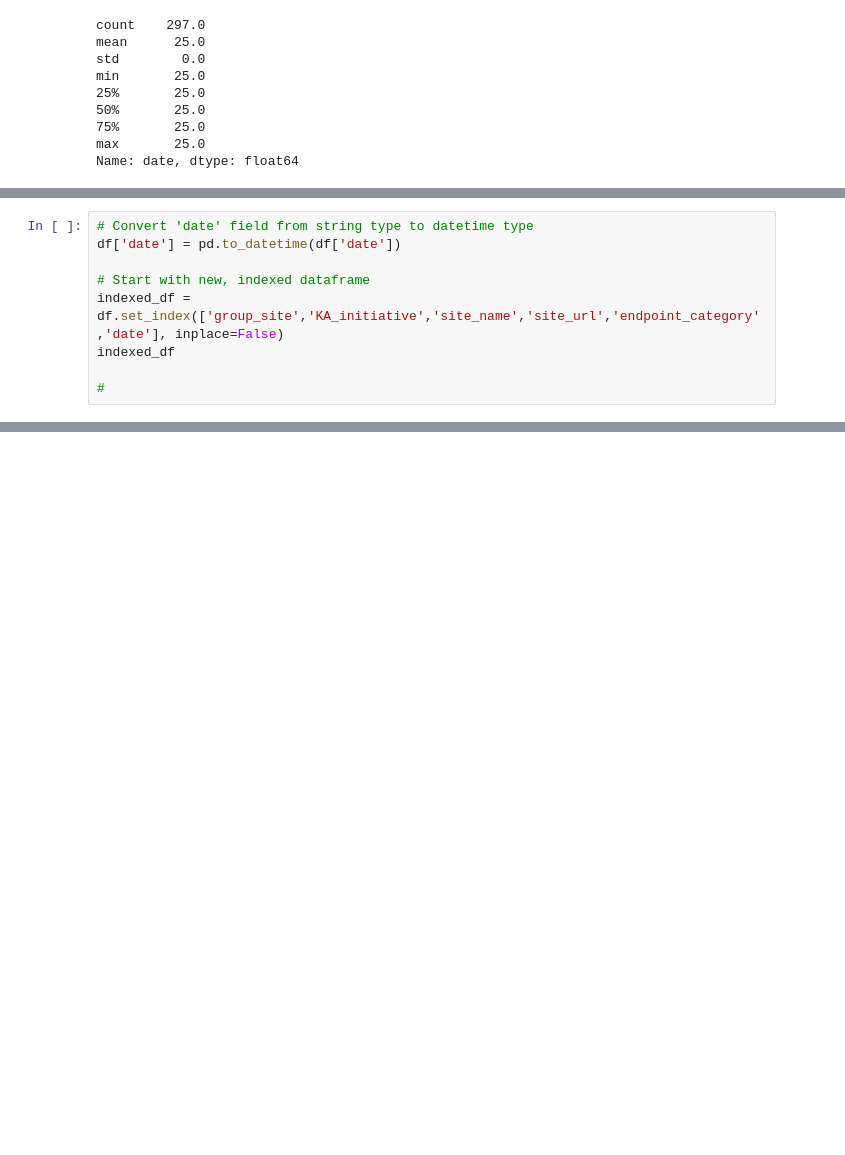
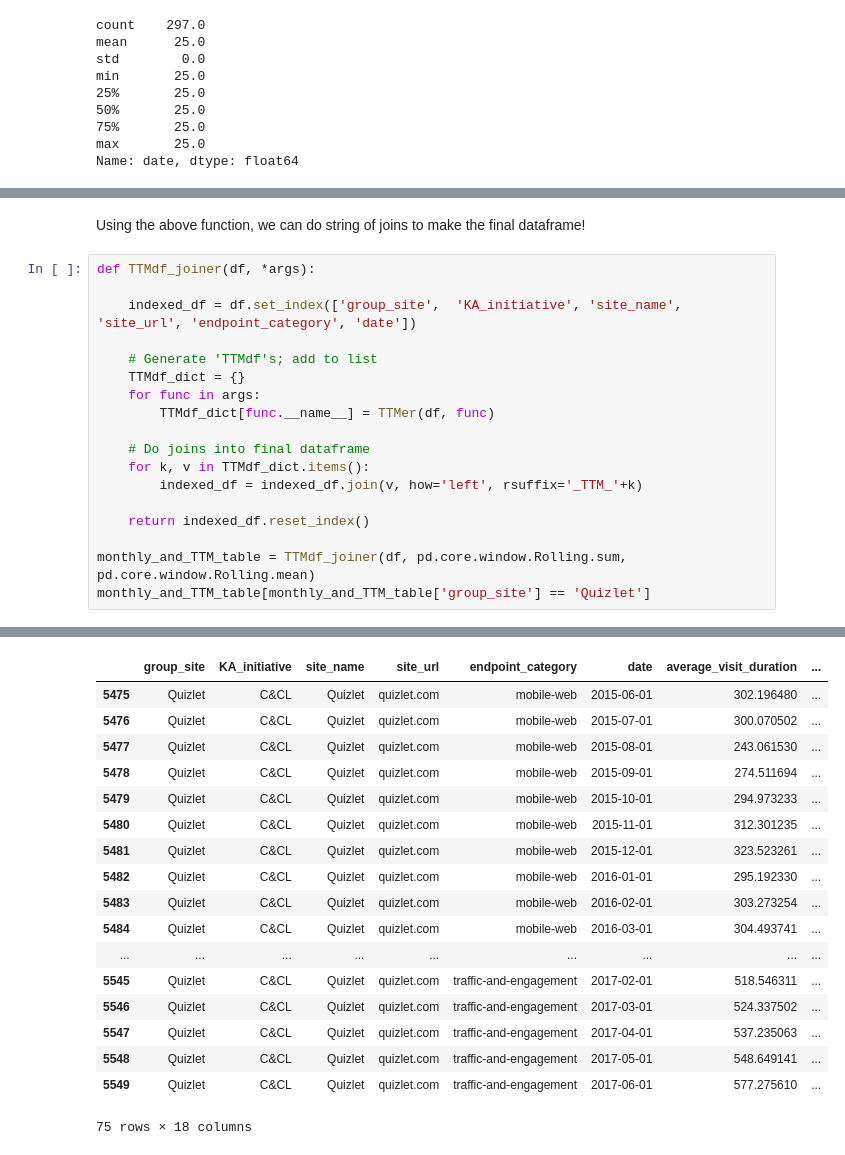
Before and after one commit to Per48edjes/KA-CAD, a Jupyter notebook: Data Source Auditor.ipynb, the cells around one changed output, grey strips where cells are left out. Saved outputs shown, nothing was run; the diff lists cells and outputs as text; blank space fills up the shorter version.

```diff
--- a/Data Source Auditor.ipynb
+++ b/Data Source Auditor.ipynb
@@ -276,9 +257,0 @@ dtype: bool
-# %%
-# Convert 'date' field from string type to datetime type
-df['date'] = pd.to_datetime(df['date'])
-
-# Start with new, indexed dataframe
-indexed_df = df.set_index(['group_site','KA_initiative','site_name','site_url','endpoint_category','date'], inplace=False)
-indexed_df
-
-#
@@ -304,0 +258,21 @@ indexed_df
+# %% [markdown]
+Using the above function, we can do string of joins to make the final dataframe!
+# %%
+def TTMdf_joiner(df, *args):
+
+    indexed_df = df.set_index(['group_site',  'KA_initiative', 'site_name', 'site_url', 'endpoint_category', 'date'])
+
+    # Generate 'TTMdf's; add to list
+    TTMdf_dict = {}
+    for func in args:
+        TTMdf_dict[func.__name__] = TTMer(df, func)
+
+    # Do joins into final dataframe
+    for k, v in TTMdf_dict.items():
+        indexed_df = indexed_df.join(v, how='left', rsuffix='_TTM_'+k)
+
+    return indexed_df.reset_index()
+
+monthly_and_TTM_table = TTMdf_joiner(df, pd.core.window.Rolling.sum, pd.core.window.Rolling.mean)
+monthly_and_TTM_table[monthly_and_TTM_table['group_site'] == 'Quizlet']
+# %% [output]
@@ -304,0 +281,18 @@ indexed_df
+|  | group_site | KA_initiative | site_name | site_url | endpoint_category | date | average_visit_duration | ... |
+| 5475 | Quizlet | C&CL | Quizlet | quizlet.com | mobile-web | 2015-06-01 | 302.196480 | ... |
+| 5476 | Quizlet | C&CL | Quizlet | quizlet.com | mobile-web | 2015-07-01 | 300.070502 | ... |
+| 5477 | Quizlet | C&CL | Quizlet | quizlet.com | mobile-web | 2015-08-01 | 243.061530 | ... |
+| 5478 | Quizlet | C&CL | Quizlet | quizlet.com | mobile-web | 2015-09-01 | 274.511694 | ... |
+| 5479 | Quizlet | C&CL | Quizlet | quizlet.com | mobile-web | 2015-10-01 | 294.973233 | ... |
+| 5480 | Quizlet | C&CL | Quizlet | quizlet.com | mobile-web | 2015-11-01 | 312.301235 | ... |
+| 5481 | Quizlet | C&CL | Quizlet | quizlet.com | mobile-web | 2015-12-01 | 323.523261 | ... |
+| 5482 | Quizlet | C&CL | Quizlet | quizlet.com | mobile-web | 2016-01-01 | 295.192330 | ... |
+| 5483 | Quizlet | C&CL | Quizlet | quizlet.com | mobile-web | 2016-02-01 | 303.273254 | ... |
+| 5484 | Quizlet | C&CL | Quizlet | quizlet.com | mobile-web | 2016-03-01 | 304.493741 | ... |
+| ... | ... | ... | ... | ... | ... | ... | ... | ... |
+| 5545 | Quizlet | C&CL | Quizlet | quizlet.com | traffic-and-engagement | 2017-02-01 | 518.546311 | ... |
+| 5546 | Quizlet | C&CL | Quizlet | quizlet.com | traffic-and-engagement | 2017-03-01 | 524.337502 | ... |
+| 5547 | Quizlet | C&CL | Quizlet | quizlet.com | traffic-and-engagement | 2017-04-01 | 537.235063 | ... |
+| 5548 | Quizlet | C&CL | Quizlet | quizlet.com | traffic-and-engagement | 2017-05-01 | 548.649141 | ... |
+| 5549 | Quizlet | C&CL | Quizlet | quizlet.com | traffic-and-engagement | 2017-06-01 | 577.275610 | ... |
+75 rows × 18 columns
```
Also changed, not shown: parts of 12 cells of this notebook, 2 other files.
